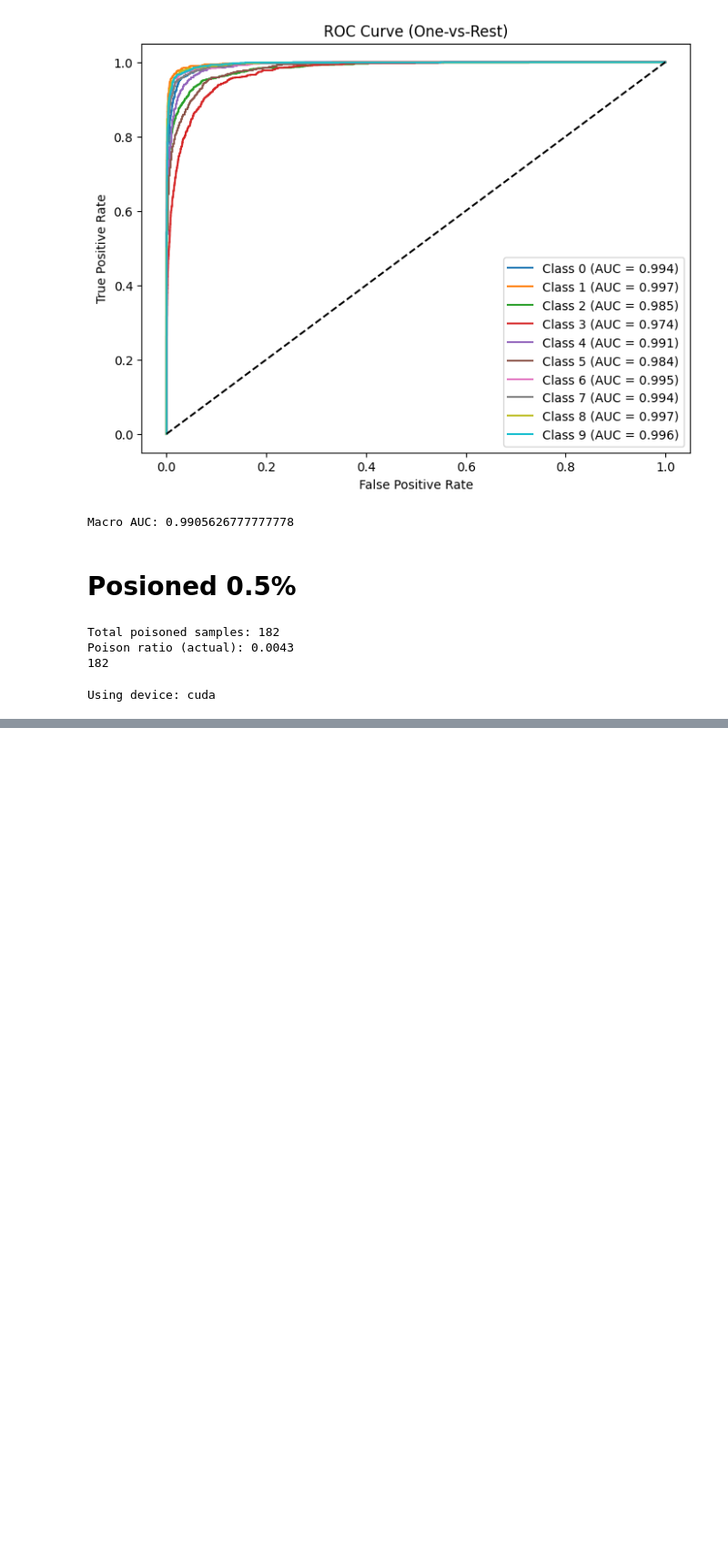
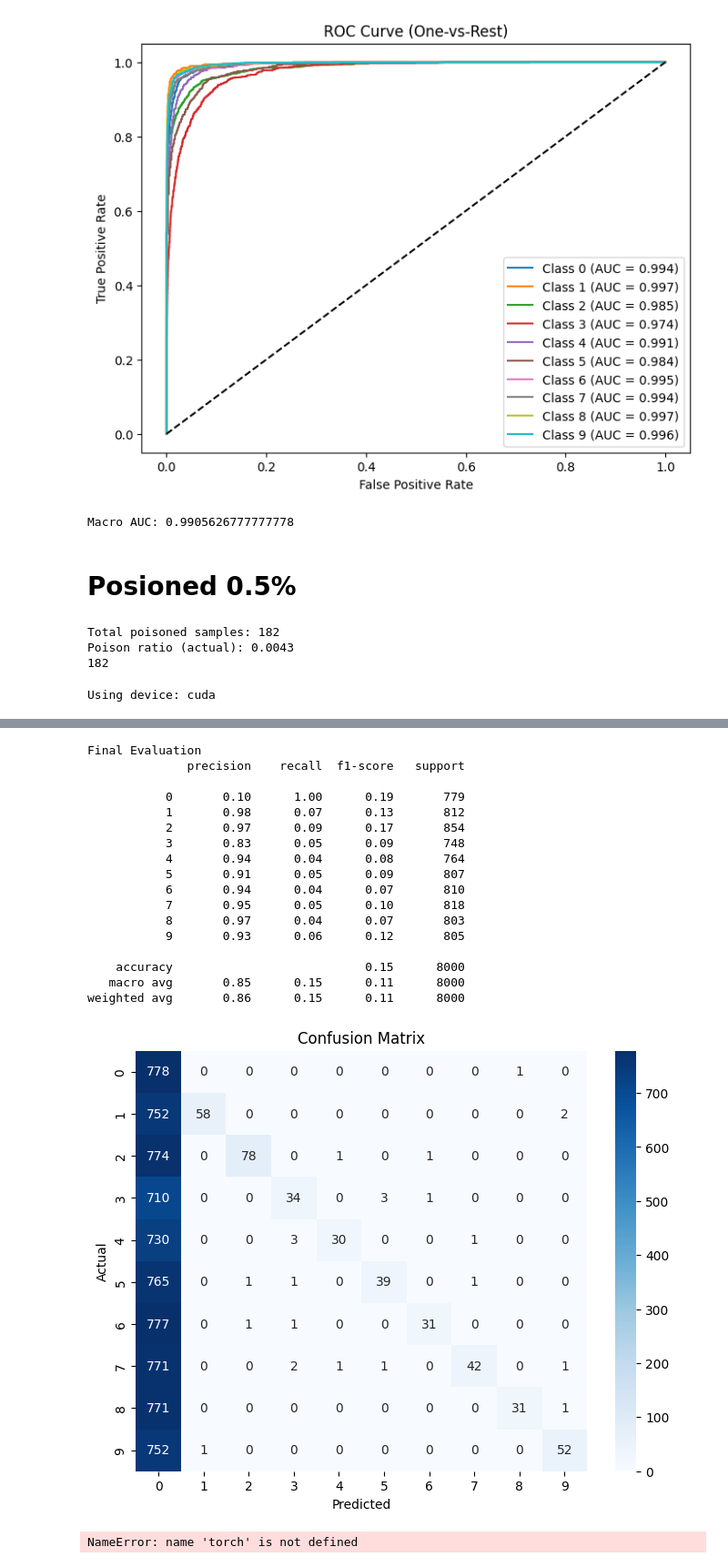
Before and after one commit to alexlehner3868/TrojanDetectionInNeuralNetworks, a Jupyter notebook: TrojanDetectionUpdated.ipynb, the cells around one changed output, grey strips where cells are left out. Shown at 91% size. Saved outputs shown, nothing was run; the diff lists cells and outputs as text; code cells hidden in the pictures; blank space fills up the shorter version.

```diff
--- a/TrojanDetectionUpdated.ipynb
+++ b/TrojanDetectionUpdated.ipynb
@@ -804,6 +804,9 @@ class TriggeredTestDataset(Dataset):
         self.patch_size = patch_size
         self.patch_value = patch_value
         self.location = location
+
+    def __len__(self):
+        return len(self.base)
 
 
     def __getitem__(self, idx):
@@ -941,7 +944,7 @@ for epoch in range(num_epochs):
         val_f1,
         y_true,
         y_pred,
-        _,
+        y_prob,
         ratio_clean,
         ratio_asr
     ) = test(model, device, val_loader, criterion, target_label)
@@ -980,0 +1069,3 @@ Train Epoch: 1 [25600/42000] Loss: 0.678853
+# %%
+triggered_val_dataset = TriggeredTestDataset(val_set, mean, std)
+triggered_val_loader = DataLoader(triggered_val_dataset, batch_size=256)
@@ -980,0 +1074,55 @@ Train Epoch: 1 [25600/42000] Loss: 0.678853
+# %%
+(
+        val_loss_triggered,
+        val_acc_triggered,
+        val_prec_triggered,
+        val_rec_triggered,
+        val_f1_triggered,
+        y_true_triggered,
+        y_pred_triggered,
+        y_prob_triggered,
+        ratio_clean_triggered,
+        ratio_asr_triggered
+    ) = test(model, device, triggered_val_loader, criterion, target_label)
+
+
+
+
+
+  # Only visualize on LAST epoch
+
+print("\nFinal Evaluation")
+print(classification_report(y_true_triggered, y_pred_triggered))
+
+cm = confusion_matrix(y_true_triggered, y_pred_triggered, labels=np.unique(y_true_triggered))
+plt.figure(figsize=(8, 6))
+sns.heatmap(cm, annot=True, fmt='d', cmap='Blues')
+plt.xlabel("Predicted")
+plt.ylabel("Actual")
+plt.title("Confusion Matrix")
+plt.show()
+# %% [output]
+Final Evaluation
+              precision    recall  f1-score   support
+
+           0       0.10      1.00      0.19       779
+           1       0.98      0.07      0.13       812
+           2       0.97      0.09      0.17       854
+           3       0.83      0.05      0.09       748
+           4       0.94      0.04      0.08       764
+           5       0.91      0.05      0.09       807
+           6       0.94      0.04      0.07       810
+           7       0.95      0.05      0.10       818
+           8       0.97      0.04      0.07       803
+           9       0.93      0.06      0.12       805
+
+    accuracy                           0.15      8000
+   macro avg       0.85      0.15      0.11      8000
+weighted avg       0.86      0.15      0.11      8000
+[figure, added]
+# %%
+checkpoint = torch.load("Resnet18_model_poisoned_epoch128_05.pth",map_location=torch.device('cpu') )
+model.load_state_dict(checkpoint['model_state_dict'])
+model.eval()
+# %% [output]
+NameError: name 'torch' is not defined
```
Also changed, not shown: parts of 7 cells of this notebook.
